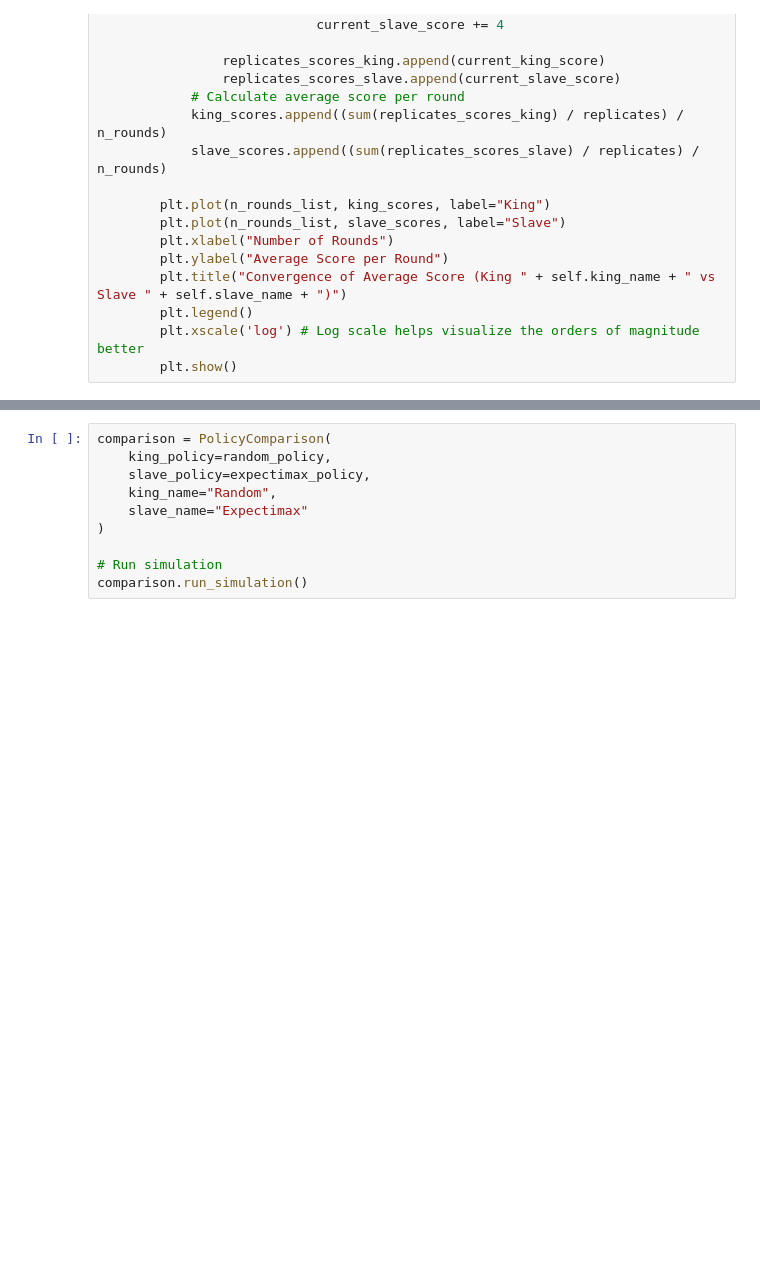
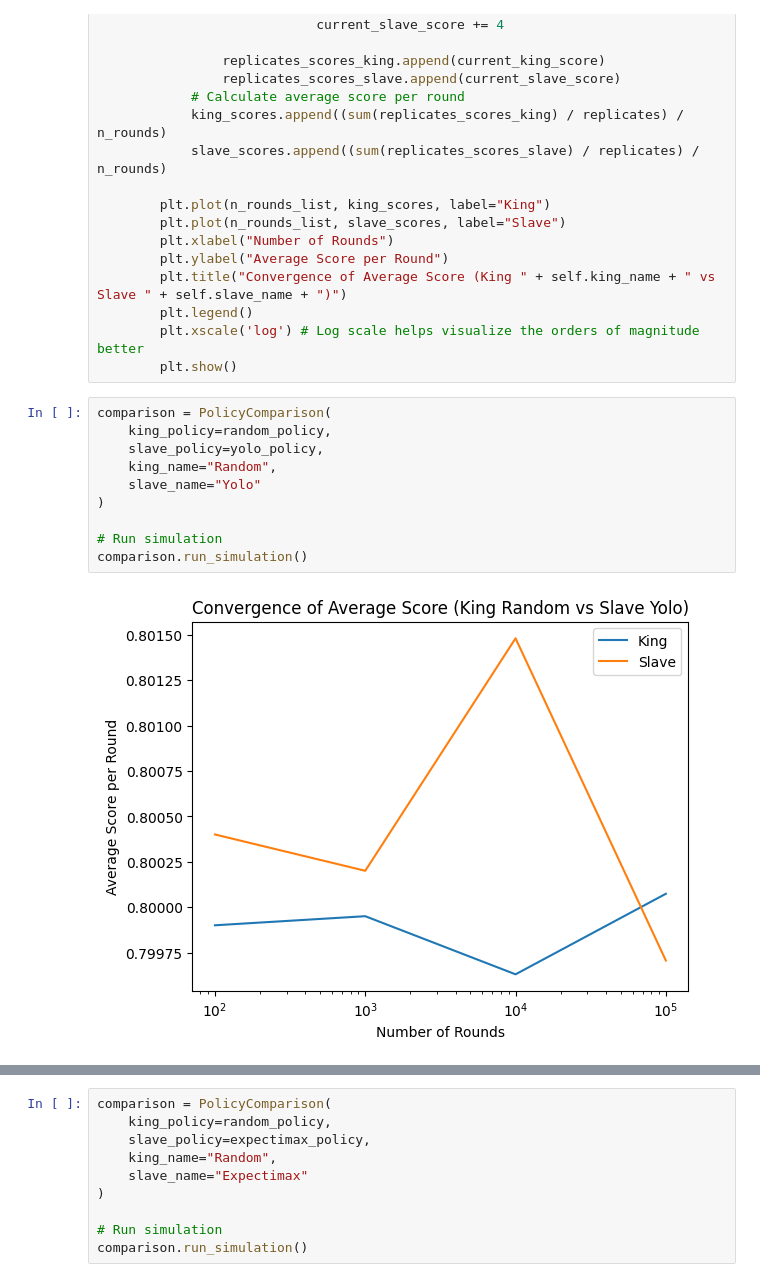
Before and after one commit to masamune-prog/E-card, a Jupyter notebook: simulation.ipynb, the cells around one changed output, grey strips where cells are left out. Drawn from its saved outputs; the diff is of its cells as text; blank space fills up the shorter version.

```diff
--- a/simulation.ipynb
+++ b/simulation.ipynb
@@ -359,3 +358,15 @@ class PolicyComparison:
         plt.legend()
         plt.xscale('log') # Log scale helps visualize the orders of magnitude better
         plt.show()
+# %%
+comparison = PolicyComparison(
+    king_policy=random_policy,
+    slave_policy=yolo_policy,
+    king_name="Random",
+    slave_name="Yolo"
+)
+
+# Run simulation
+comparison.run_simulation()
+# %% [output]
+[figure, added]
```
Also changed, not shown: parts of 14 cells of this notebook, 1 other file.
